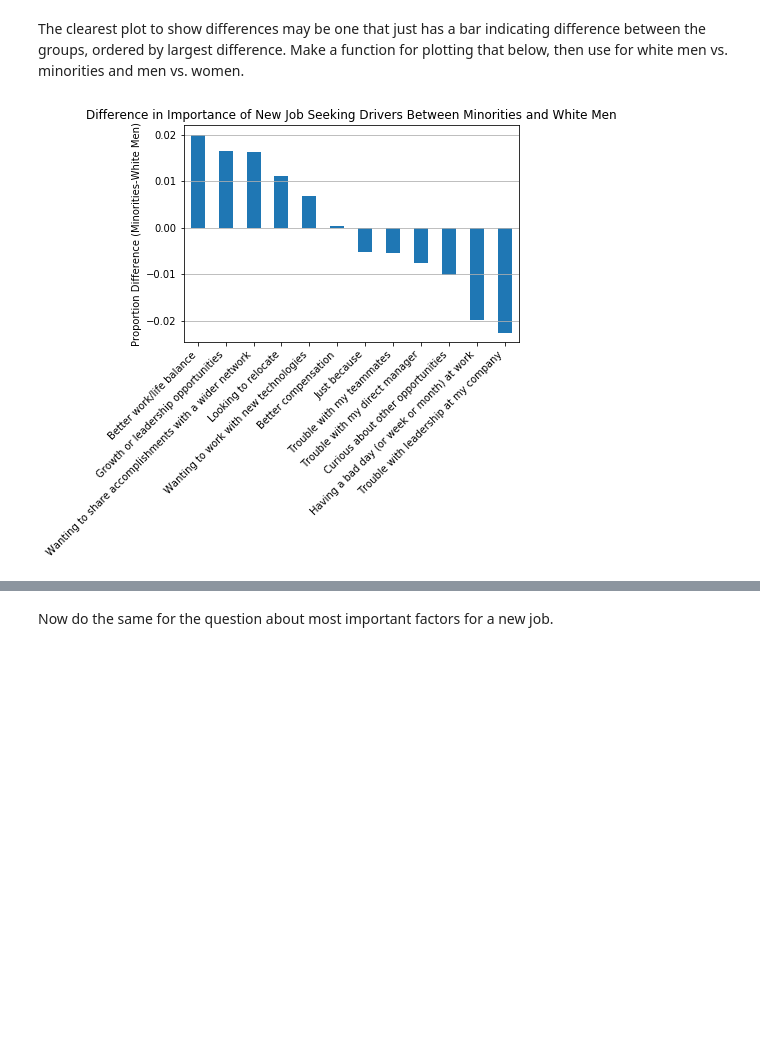
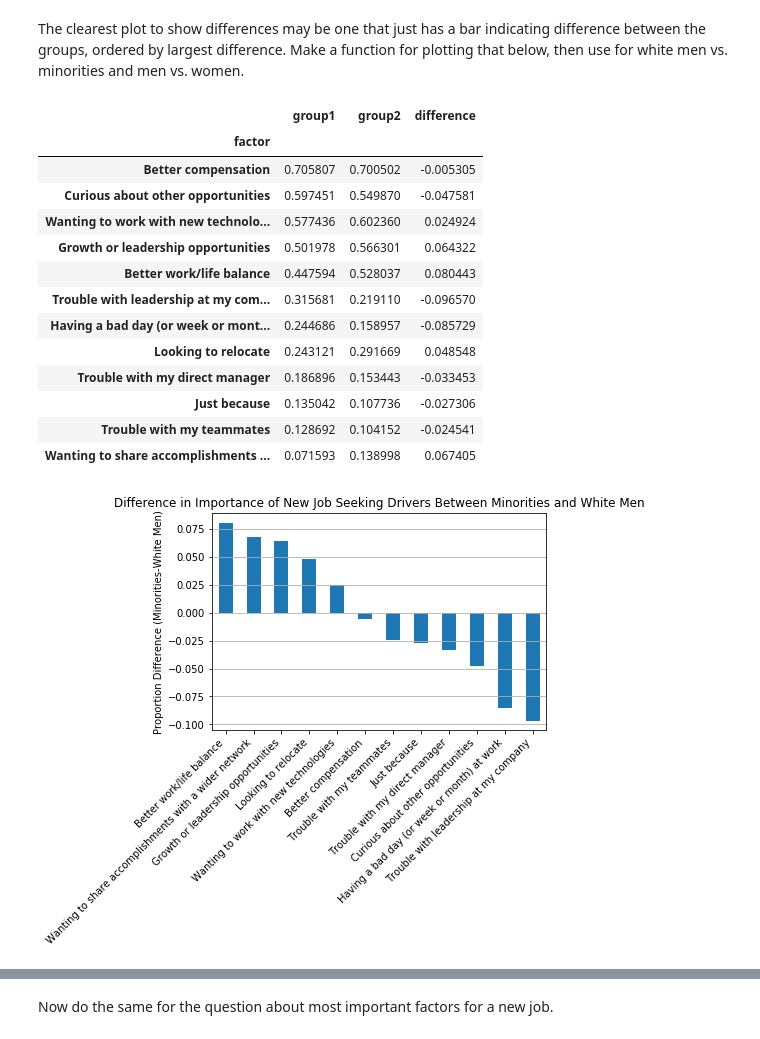
Before and after one commit to dagmaraw/stackoverflow, a Jupyter notebook: Stack_Overflow_Survey.ipynb, the cells around one changed output, grey strips where cells are left out. Saved outputs shown, nothing was run; the diff lists cells and outputs as text; code cells hidden in the pictures; blank space fills up the shorter version.

Commit message:
Fixed the way proportions were calculated, and added statistical analysis

```diff
--- a/Stack_Overflow_Survey.ipynb
+++ b/Stack_Overflow_Survey.ipynb
@@ -122,6 +123,7 @@ def total_count(df, col1, col2, look_for): # Copied from helper functions in Les
 
 def clean_and_plot(df, possible_vals, col_to_clean='NEWJobHunt', title='New Job Seeking Drivers', plot=True): # Copied from Lesson 1, adapted for NEWJobHunt variable
     '''
+    *Make sure df is clean of NaNs in col_to_clean*
     INPUT
         df - a dataframe holding the col_to_clean column
         col_to_clean - column in df for which we are finding counts
@@ -141,10 +143,14 @@ def clean_and_plot(df, possible_vals, col_to_clean='NEWJobHunt', title='New Job
 
     study_df.set_index('value', inplace=True)
     if plot:
-        ax=(study_df/study_df.sum()).plot(kind='bar', legend=None);
+#         ax=(study_df/study_df.sum()).plot(kind='bar', legend=None);
+        ax=(study_df/df.shape[0]).plot(kind='bar', legend=None);
         plt.title(title);
 #         plt.show()
-    out_df = study_df/study_df.sum()
+#     out_df = study_df/study_df.sum()
+    out_df = study_df/df.shape[0]
+    # I had to change the above from study_df.sum() to df.shape[0] because we're interested in the proportion
+    # of individuals choosing a certain answer, regardless of what additionally they chose
 
     try:
         out_df = out_df[0] # in case it comes out as a tuple
@@ -285,0 +294,5 @@ df_minorities.shape
+# %%
+# df_minorities = df[~((df.Gender == 'Man') & (df.Ethnicity == 'White or of European descent'))]
+df_minorities = df[~((df.Gender == 'Man') & (df.Ethnicity == 'White or of European descent')) & ~((df.Gender.isna()) & (df.Ethnicity.isna()))]
+df_minorities.shape
+# df_minorities[df_minorities.Gender.isna() & df_minorities.Ethnicity.isna()].shape # Check that eliminated all respondents who can't be classified as minority or non-minority
@@ -365,8 +380,12 @@ def make_chart(num_x_vals,df1,df2,title,leg=['White Men','Minorities']): # adapt
 #     plt.grid()
     plt.show()
 # %%
-drivers_df_whitemen = clean_and_plot(df_whitemen, possible_vals_NEWJobHunt,plot=False)
-drivers_df_minorities = clean_and_plot(df_minorities, possible_vals_NEWJobHunt,plot=False)
+df_clean_whitemen_NEWJobHunt = df_whitemen.dropna(subset=['NEWJobHunt'],axis=0)
+# drivers_df_whitemen = clean_and_plot(df_whitemen, possible_vals_NEWJobHunt,plot=False)
+drivers_df_whitemen = clean_and_plot(df_clean_whitemen_NEWJobHunt, possible_vals_NEWJobHunt,plot=False)
+df_clean_minorities_NEWJobHunt = df_minorities.dropna(subset=['NEWJobHunt'],axis=0)
+# drivers_df_minorities = clean_and_plot(df_minorities, possible_vals_NEWJobHunt,plot=False)
+drivers_df_minorities = clean_and_plot(df_clean_minorities_NEWJobHunt, possible_vals_NEWJobHunt,plot=False)
 
 # drivers_df_whitemen.plot(kind='bar', legend=None);
 fig, ax = plt.subplots(nrows=1, ncols=2, figsize=(20,8))
@@ -436,8 +459,23 @@ def plot_difference_chart(df1,df2):
 
     return ax,df_drivers_dem
 # %%
-ax,df_drivers_dem = plot_difference_chart(drivers_df_whitemen,drivers_df_minorities.loc[drivers_order])
+ax,df_drivers_minority = plot_difference_chart(drivers_df_whitemen,drivers_df_minorities.loc[drivers_order])
 ax.set(xlabel="", ylabel="Proportion Difference (Minorities-White Men)", title="Difference in Importance of New Job Seeking Drivers Between Minorities and White Men");
+df_drivers_minority
 # %% [output]
+|  | group1 | group2 | difference |
+| factor |  |  |  |
+| Better compensation | 0.705807 | 0.700502 | -0.005305 |
+| Curious about other opportunities | 0.597451 | 0.549870 | -0.047581 |
+| Wanting to work with new technolo... | 0.577436 | 0.602360 | 0.024924 |
+| Growth or leadership opportunities | 0.501978 | 0.566301 | 0.064322 |
+| Better work/life balance | 0.447594 | 0.528037 | 0.080443 |
+| Trouble with leadership at my com... | 0.315681 | 0.219110 | -0.096570 |
+| Having a bad day (or week or mont... | 0.244686 | 0.158957 | -0.085729 |
+| Looking to relocate | 0.243121 | 0.291669 | 0.048548 |
+| Trouble with my direct manager | 0.186896 | 0.153443 | -0.033453 |
+| Just because | 0.135042 | 0.107736 | -0.027306 |
+| Trouble with my teammates | 0.128692 | 0.104152 | -0.024541 |
+| Wanting to share accomplishments ... | 0.071593 | 0.138998 | 0.067405 |
-[figure, old version]
+[figure, new version]
 # %%
```
Also changed, not shown: parts of 34 cells of this notebook.
